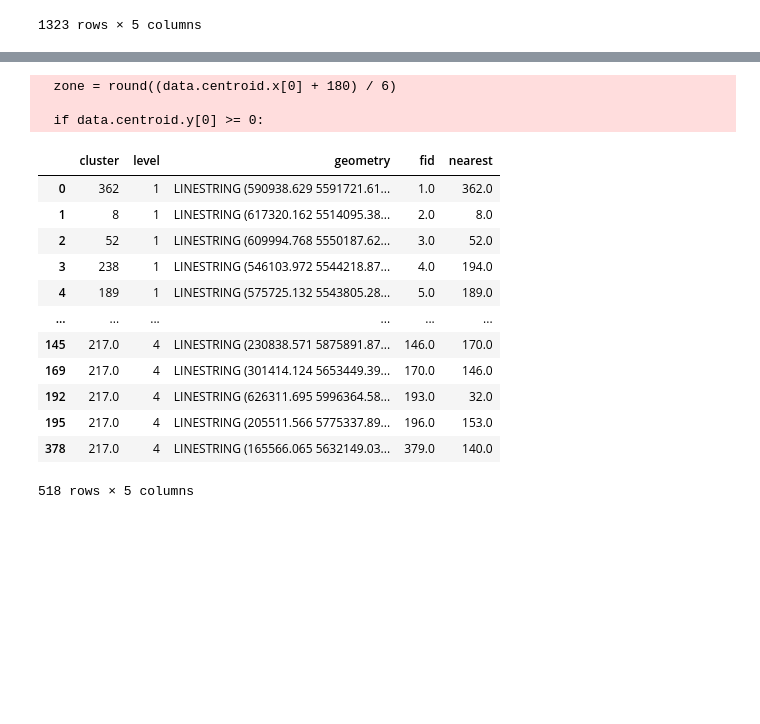
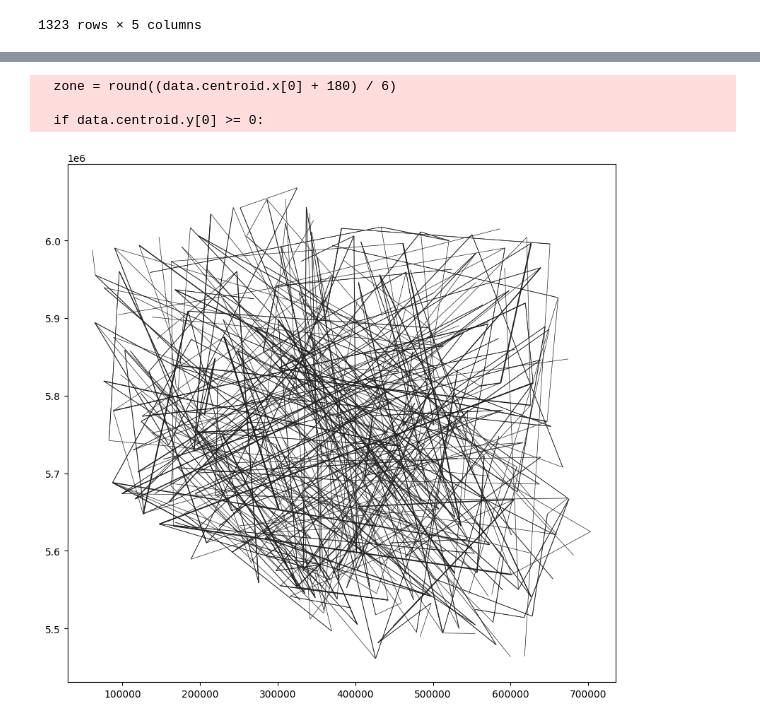
Before and after one commit to TomekMatuszek/wroclaw_taxonomy, a Jupyter notebook: examples.ipynb, the cells around one changed output, grey strips where cells are left out. Drawn from its saved outputs; the diff is of its cells as text; code cells hidden in the pictures; blank space fills up the shorter version.

```diff
--- a/examples.ipynb
+++ b/examples.ipynb
@@ -33,24 +35,13 @@ dendrite.plot()
 # %%
 from wroclaw_taxonomy.Dendrite import Dendrite
 
 dendrite = Dendrite('data/powiaty_dane.geojson')
 dendrite.calculate(columns=['bezrobocie-TABLICA_[%]', 'stan ludności-TABLICA_[osoba]', 'wynagrodzenia-TABLICA_[%]'], normalize=True)
 dendrite.export_objects()
 dendrite.export_dendrite()
+dendrite.plot()
 # %% [output]
   zone = round((data.centroid.x[0] + 180) / 6)
 
   if data.centroid.y[0] >= 0:
-|  | cluster | level | geometry | fid | nearest |
-| 0 | 362 | 1 | LINESTRING (590938.629 5591721.61... | 1.0 | 362.0 |
-| 1 | 8 | 1 | LINESTRING (617320.162 5514095.38... | 2.0 | 8.0 |
-| 2 | 52 | 1 | LINESTRING (609994.768 5550187.62... | 3.0 | 52.0 |
-| 3 | 238 | 1 | LINESTRING (546103.972 5544218.87... | 4.0 | 194.0 |
-| 4 | 189 | 1 | LINESTRING (575725.132 5543805.28... | 5.0 | 189.0 |
-| ... | ... | ... | ... | ... | ... |
-| 145 | 217.0 | 4 | LINESTRING (230838.571 5875891.87... | 146.0 | 170.0 |
-| 169 | 217.0 | 4 | LINESTRING (301414.124 5653449.39... | 170.0 | 146.0 |
-| 192 | 217.0 | 4 | LINESTRING (626311.695 5996364.58... | 193.0 | 32.0 |
-| 195 | 217.0 | 4 | LINESTRING (205511.566 5775337.89... | 196.0 | 153.0 |
-| 378 | 217.0 | 4 | LINESTRING (165566.065 5632149.03... | 379.0 | 140.0 |
-518 rows × 5 columns
+[figure, added]
```
Also changed, not shown: parts of 2 cells of this notebook, 3 other files.
